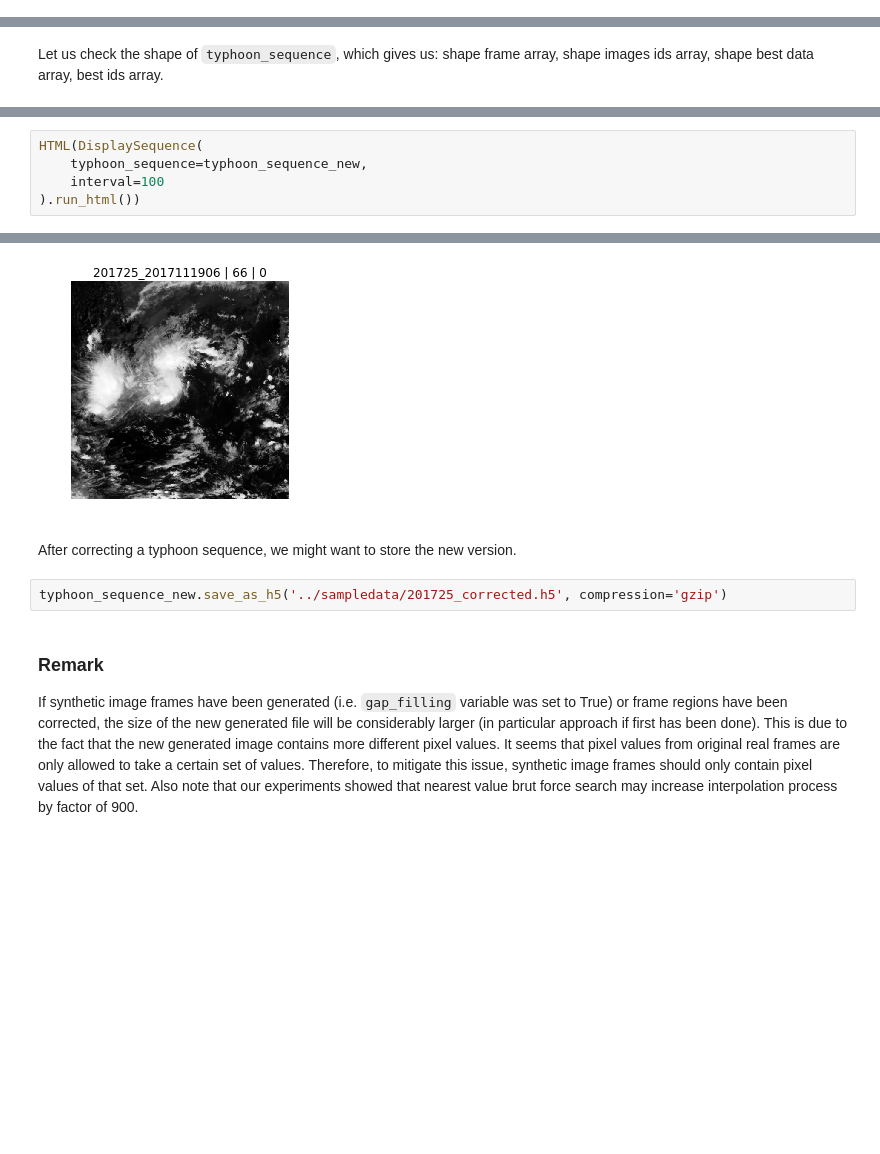
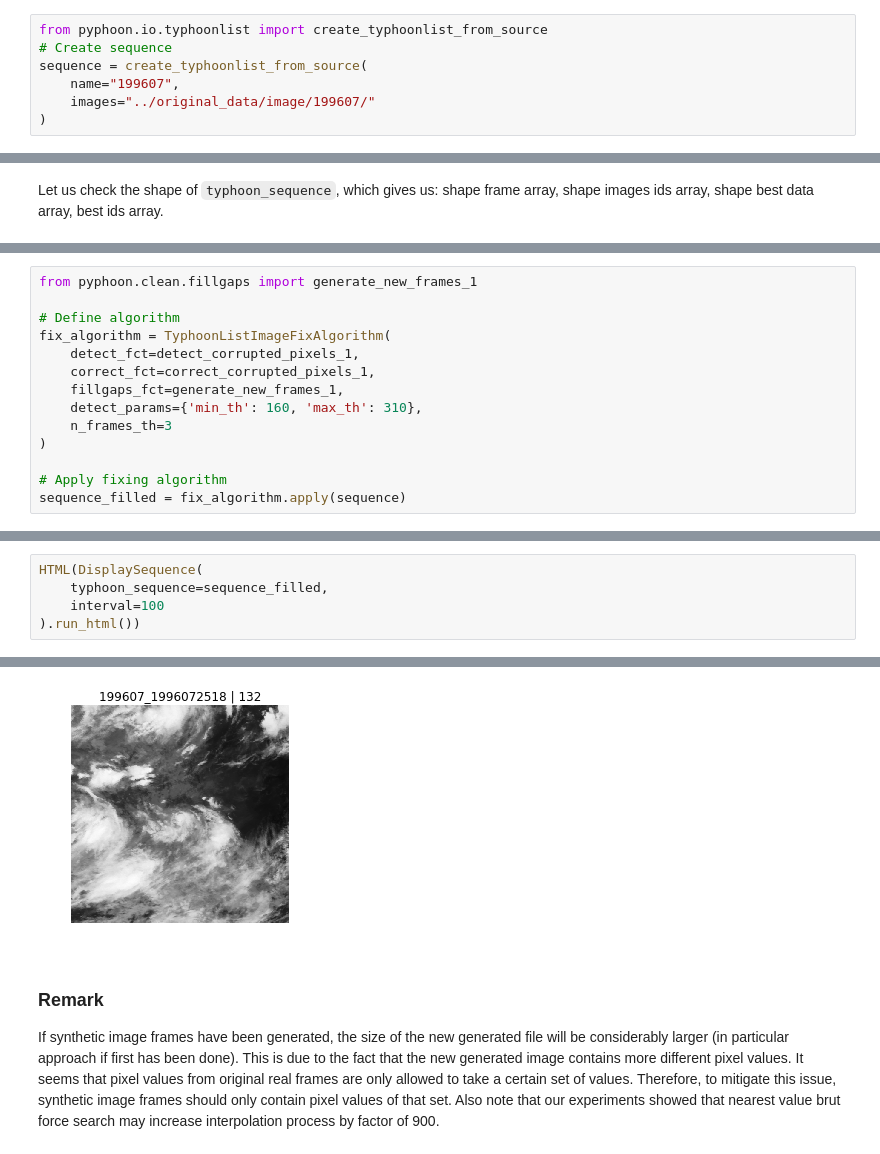
Before and after one commit to lucasrodes/pyphoon, a Jupyter notebook: notebooks/Correct_Images.ipynb, the cells around one changed output, grey strips where cells are left out. Cells and saved outputs as stored; diff of their text form; blank space fills up the shorter version.

```diff
--- a/notebooks/Correct_Images.ipynb
+++ b/notebooks/Correct_Images.ipynb
@@ -14,0 +14,7 @@ typhoon_sequence = read_typhoonlist_h5('../sampledata/201725.h5')
+# %%
+from pyphoon.io.typhoonlist import create_typhoonlist_from_source
+# Create sequence
+sequence = create_typhoonlist_from_source(
+    name="199607",
+    images="../original_data/image/199607/"
+)
@@ -28 +68,15 @@ typhoon_sequence_new = fix_sequence(typhoon_sequence, gap_filling=True, display=
+# %%
+from pyphoon.clean.fillgaps import generate_new_frames_1
+
+# Define algorithm
+fix_algorithm = TyphoonListImageFixAlgorithm(
+    detect_fct=detect_corrupted_pixels_1,
+    correct_fct=correct_corrupted_pixels_1,
+    fillgaps_fct=generate_new_frames_1,
+    detect_params={'min_th': 160, 'max_th': 310},
+    n_frames_th=3
+)
+
+# Apply fixing algorithm
+sequence_filled = fix_algorithm.apply(sequence)
 # %% [markdown]
@@ -47,15 +112,11 @@ HTML(DisplaySequence(
 # %%
 HTML(DisplaySequence(
-    typhoon_sequence=typhoon_sequence_new,
+    typhoon_sequence=sequence_filled,
     interval=100
 ).run_html())
 # %% [output]
 [interactive output not drawn]
-[figure, old version]
+[figure, new version]
-# %% [markdown]
-After correcting a typhoon sequence, we might want to store the new version.
-# %%
-typhoon_sequence_new.save_as_h5('../sampledata/201725_corrected.h5', compression='gzip')
 # %% [markdown]
 ### Remark
-If synthetic image frames have been generated (i.e. `gap_filling` variable was set to True) or frame regions have been corrected, the size of the new generated file will be considerably larger (in particular approach if first has been done). This is due to the fact that the new generated image contains more different pixel values. It seems that pixel values from original real frames are only allowed to take a certain set of values. Therefore, to mitigate this issue, synthetic image frames should only contain pixel values of that set. Also note that our experiments showed that nearest value brut force search may increase interpolation process by factor of 900.
+If synthetic image frames have been generated, the size of the new generated file will be considerably larger (in particular approach if first has been done). This is due to the fact that the new generated image contains more different pixel values. It seems that pixel values from original real frames are only allowed to take a certain set of values. Therefore, to mitigate this issue, synthetic image frames should only contain pixel values of that set. Also note that our experiments showed that nearest value brut force search may increase interpolation process by factor of 900.
```
Also changed, not shown: parts of 22 cells of this notebook.
